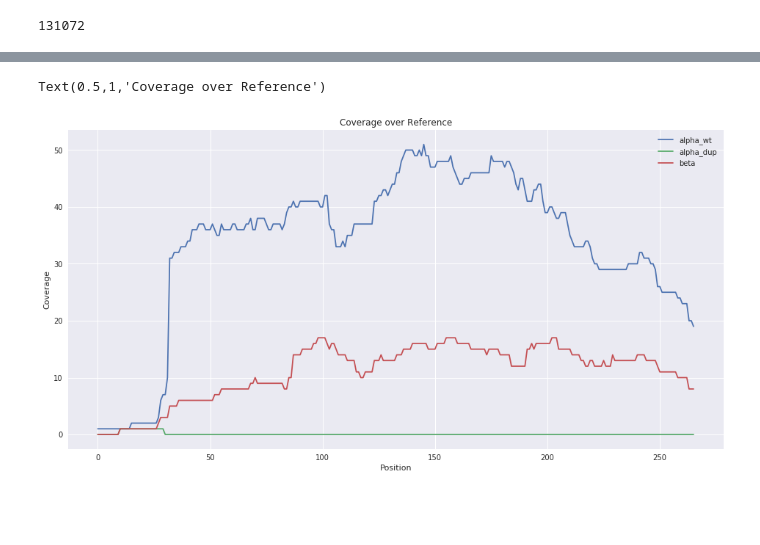
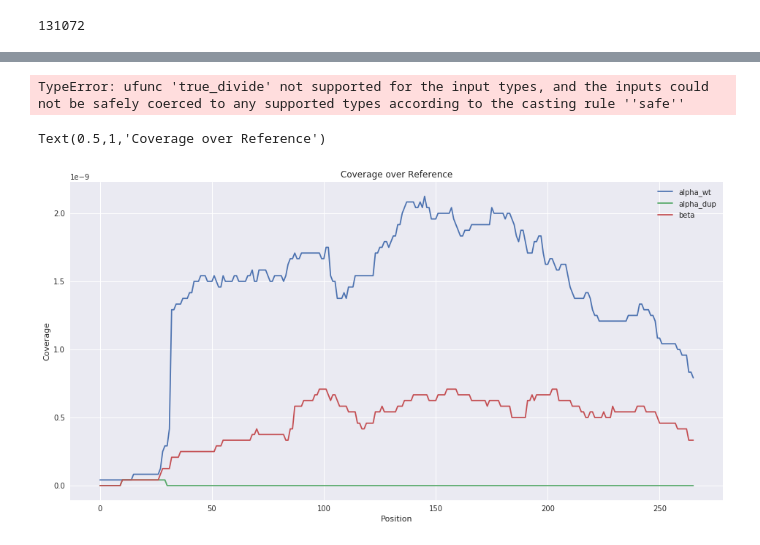
Before and after one commit to NCBI-Hackathons/Tryptase_Duplication, a Jupyter notebook: analysis/notebooks/depth_figures.ipynb, the cells around one changed output, grey strips where cells are left out. Drawn from its saved outputs; the diff is of its cells as text; code cells hidden in the pictures; blank space fills up the shorter version.

```diff
--- a/analysis/notebooks/depth_figures.ipynb
+++ b/analysis/notebooks/depth_figures.ipynb
@@ -9,6 +9,10 @@ sns.set()
 csv.field_size_limit(sys.maxsize)
 # %% [output]
 131072
+# %%
+raw_data = pd.read_csv('../data_files/geuvadis.normal.meta.csv')
+# %%
+total_reads =raw_data['total_spots'].sum()
 # %%
 depth_list = []
 
@@ -42,16 +62,20 @@ df.head()
+# %%
+df['normalised_depth'] = df['depth'] / total_reads
+# %% [output]
+TypeError: ufunc 'true_divide' not supported for the input types, and the inputs could not be safely coerced to any supported types according to the casting rule ''safe''
 # %%
 alpha_wt_cov = df[df['transcript'] == 'Alpha_GEX_64k_HEX']
 alpha_dup_cov = df[df['transcript'] == 'Alpha_GEX_79k_dup_FAM']
 beta_cov = df[df['transcript'] == 'BETA_new_GEX_FAM']
 # %%
-ax = alpha_wt_cov.plot(x='pos', y='depth', use_index=False, figsize=(16,8))
-alpha_dup_cov.plot(x='pos', y='depth', ax=ax,use_index=False)
-beta_cov.plot(x='pos', y='depth', ax=ax,use_index=False)
+ax = alpha_wt_cov.plot(x='pos', y='normalised_depth', use_index=False, figsize=(16,8))
+alpha_dup_cov.plot(x='pos', y='normalised_depth', ax=ax,use_index=False)
+beta_cov.plot(x='pos', y='normalised_depth', ax=ax,use_index=False)
 
 ax.legend(["alpha_wt", "alpha_dup", 'beta'])
 ax.set_xlabel('Position')
 ax.set_ylabel('Coverage')
 ax.set_title('Coverage over Reference')
 # %% [output]
 Text(0.5,1,'Coverage over Reference')
-[figure, old version]
+[figure, new version]
```
Also changed, not shown: parts of 3 cells of this notebook, 10 other files.
